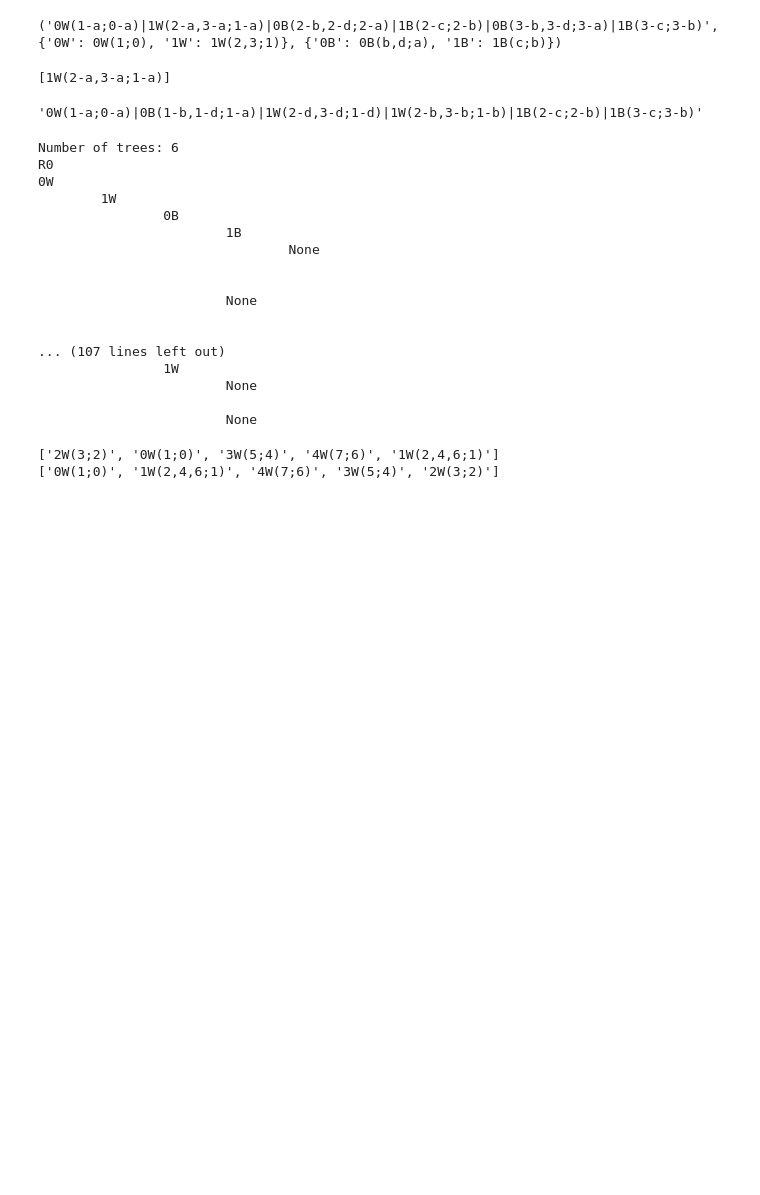
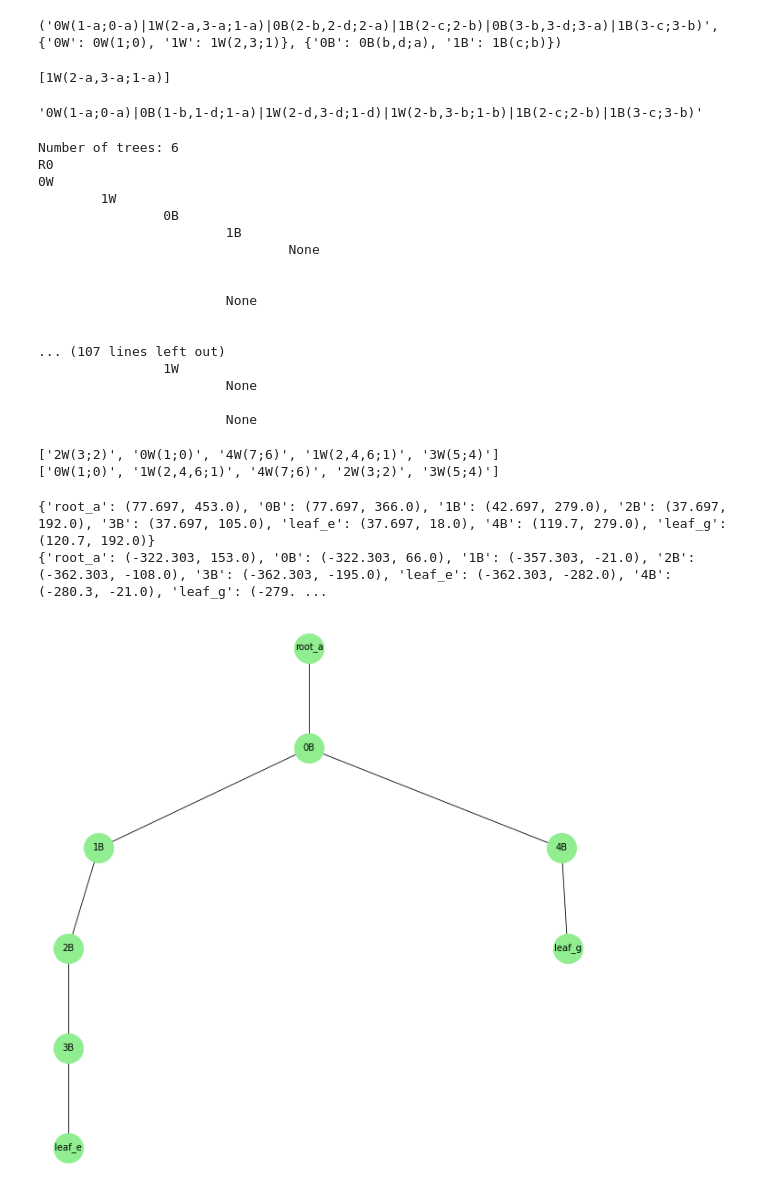
Before and after one commit to rbrasco/trees-shuffling, a Jupyter notebook: notebooks/shuffle_latice_generator.ipynb, the cells around one changed output. Cells and saved outputs as stored; diff of their text form; code cells hidden in the pictures; blank space fills up the shorter version.

```diff
--- a/notebooks/shuffle_latice_generator.ipynb
+++ b/notebooks/shuffle_latice_generator.ipynb
@@ -17,7 +17,8 @@ class Operad:
 
 
 class Tree:
-    def __init__(self, operation, trunk, branches, operad):
+    def __init__(self, operation, trunk, branches, operad, root=False):
+        self.root = root
 
         trunk, parent = operad.add_color(trunk, self)
         self.trunk = trunk
@@ -58,11 +59,12 @@ class Tree:
 
 
 class uTree(Tree):
-    def __init__(self, name, depth):
+    def __init__(self, name, depth, root = False):
         self.trunk = name
         self.branches = {}
         self.node = None
         self.depth = depth
+        self.root = root
 # %%
 import re
 from functools import cmp_to_key
@@ -75,13 +77,13 @@ def string_to_tree_space(string, operad):
     operations = string.split("|")
     operations = operationSorting(operations)
     regex = r"(.*)\((.*)\)"
-    for operation in operations:
+    for i, operation in enumerate(operations):
         match = re.match(regex, operation)
         if not match:
             raise RuntimeError(f"Operation not defined correctly {operation}")
         operation, parameters = match.groups()
         branches, trunk = parameters.split(";")
-        operads.append(Tree(operation, trunk, branches.split(","), operad))
+        operads.append(Tree(operation, trunk, branches.split(",") if branches else [], operad, not i))
     return  operads[0], operad
 
 
@@ -350,5 +352,49 @@ print(operationSorting(operations))
 
 # string_to_tree_space("|".join(operations), Operad())
 # %% [output]
-['2W(3;2)', '0W(1;0)', '3W(5;4)', '4W(7;6)', '1W(2,4,6;1)']
-['0W(1;0)', '1W(2,4,6;1)', '4W(7;6)', '3W(5;4)', '2W(3;2)']
+['2W(3;2)', '0W(1;0)', '4W(7;6)', '1W(2,4,6;1)', '3W(5;4)']
+['0W(1;0)', '1W(2,4,6;1)', '4W(7;6)', '2W(3;2)', '3W(5;4)']
+# %%
+import networkx as nx
+import matplotlib.pyplot as plt
+from networkx.drawing.nx_agraph import graphviz_layout
+
+tree_str = "0B(b,f;a)|1B(c;b)|2B(d;c)|3B(e;d)|4B(g;f)" #"a(1;0)|b(2,4,6;1)|c(3;2)|d(5;4)|e(7;6)"
+T = string_to_tree_space(tree_str, Operad())
+G = nx.Graph()
+
+def _recursive_add_edges(T, G):
+    if T.root:
+        s_n = f"root_{T.trunk}"
+        t_n = T.node if T.node else f"leaf_{T.trunk}"
+        G.add_edge(s_n, t_n, label=T.trunk)
+
+    s_n = T.node
+    for branch in T.branches.values():
+        t_n = branch.node if branch.node else f"leaf_{branch.trunk}"
+        G.add_edge(s_n, t_n, label=branch.trunk)
+        _recursive_add_edges(branch, G)
+
+# print(T)
+_recursive_add_edges(T[0], G)
+pos = graphviz_layout(G, prog="dot", root=None )
+
+fig = plt.figure(1, figsize=(10, 10), dpi=60)
+
+nx.draw(
+    G, pos=pos, node_color="lightgreen", node_size=1500, with_labels=True, arrows=False,
+)
+# nx.draw_networkx_edge_labels(
+#     G, pos=pos,
+# )
+
+print(pos)
+yOffSet = -300
+xOffSet = -400
+for p in pos:
+    pos[p] = (pos[p][0]+xOffSet,pos[p][1]+yOffSet)
+print(pos)
+# %% [output]
+{'root_a': (77.697, 453.0), '0B': (77.697, 366.0), '1B': (42.697, 279.0), '2B': (37.697, 192.0), '3B': (37.697, 105.0), 'leaf_e': (37.697, 18.0), '4B': (119.7, 279.0), 'leaf_g': (120.7, 192.0)}
+{'root_a': (-322.303, 153.0), '0B': (-322.303, 66.0), '1B': (-357.303, -21.0), '2B': (-362.303, -108.0), '3B': (-362.303, -195.0), 'leaf_e': (-362.303, -282.0), '4B': (-280.3, -21.0), 'leaf_g': (-279. ...
+[figure, added]
```
Also changed, not shown: parts of 1 cell of this notebook, 3 other files.
